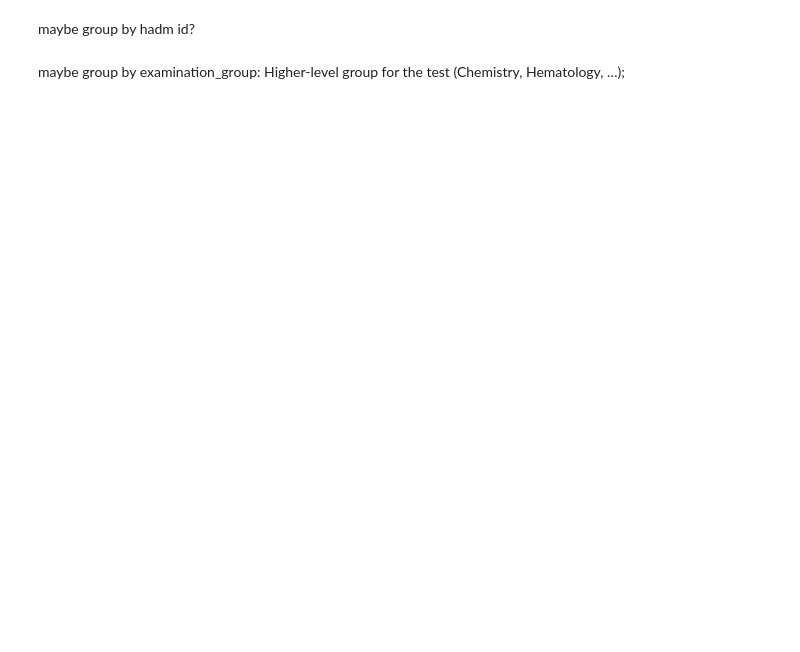
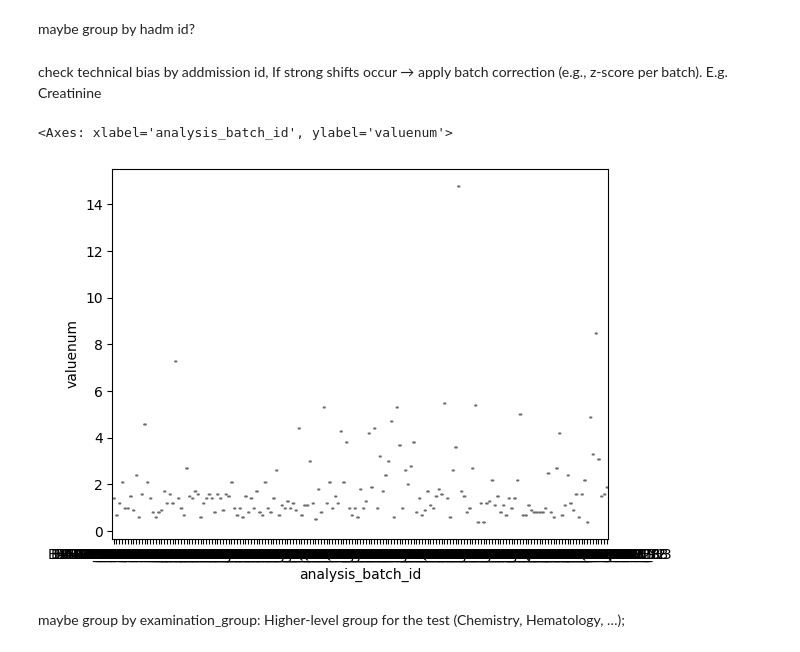
Before and after one commit to alexandermittet/Data_Analytics_for_Health_UniPi, a Jupyter notebook: code/1.1 task.ipynb, the cells around one changed output. Drawn from its saved outputs; the diff is of its cells as text; code cells hidden in the pictures; blank space fills up the shorter version.

```diff
--- a/code/1.1 task.ipynb
+++ b/code/1.1 task.ipynb
@@ -396,5 +486,12 @@ dtype: int64
 # %% [markdown]
 maybe group by hadm id?
+# %% [markdown]
+check technical bias by addmission id, If strong shifts occur → apply batch correction (e.g., z-score per batch). E.g. Creatinine
+# %%
+sns.boxplot(x='analysis_batch_id', y='valuenum', data=df2_only_ok_qc[df2_only_ok_qc['label']=='Creatinine'][::200])
+# %% [output]
+<Axes: xlabel='analysis_batch_id', ylabel='valuenum'>
+[figure, added]
 # %% [markdown]
  maybe group by examination_group: Higher-level group for the test (Chemistry, Hematology, …);
 # %%
```
Also changed, not shown: parts of 22 cells of this notebook.
